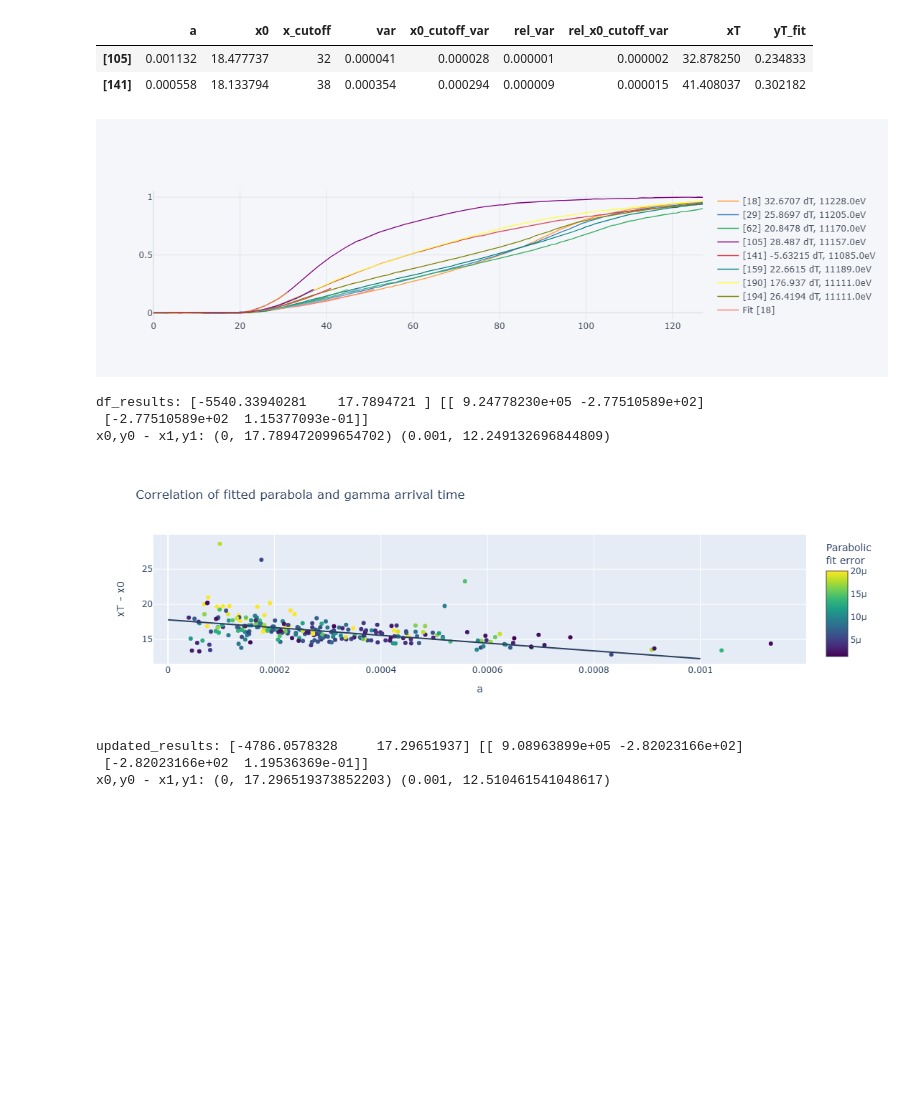
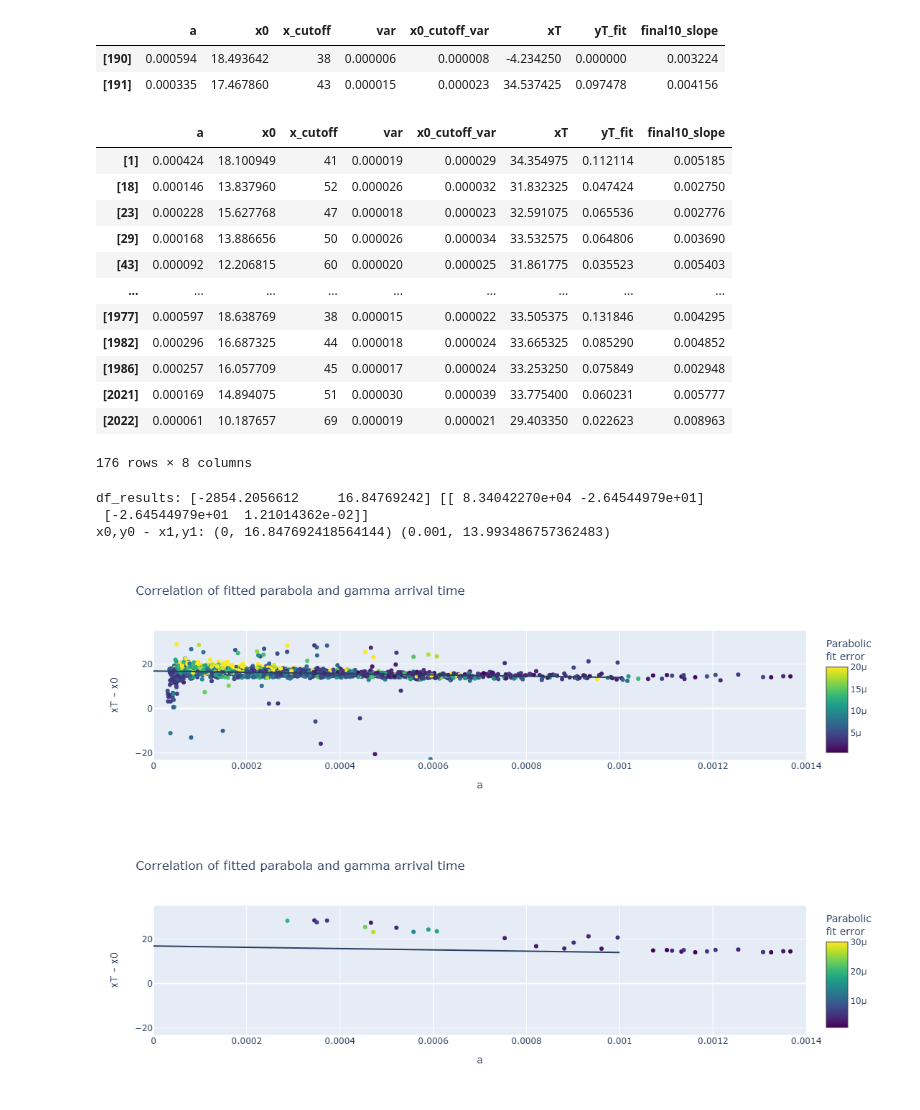
Before and after one commit to Th0masDam/GeTimeResImprovement, a Jupyter notebook: waveform_fitting.ipynb, the cells around one changed output. Drawn from its saved outputs; the diff is of its cells as text; code cells hidden in the pictures; blank space fills up the shorter version.

```diff
--- a/waveform_fitting.ipynb
+++ b/waveform_fitting.ipynb
@@ -145,6 +77,8 @@ colcontains = lambda df, contains: df[col_for_str(df, contains)]
 # t_0_shift = lambda B, v: 0.5 + math.log(0.5**(-v) - 1) / B
 
 df = get_waveforms(3,5, source_data=data0)
+for col in df.columns:
+    df[col+" slope"] = df[col].diff()
 #3
 df["Logfunc3"] = [logfunc_xy(t/127, 5.2, 0.00001, (60/127,0.512045)) for t in range(0,128)]
 # df["Logfunc3_0"] = [logfunc_xy(t/127, 5, 0.1, (60/127,0.512045)) for t in range(0,128)]
@@ -273,41 +215,52 @@ Elapsed for recalculating inaccurate ones (after compilation) = 0.15002960001584
 # %%
-from plotly import graph_objects as go
-
-low_acc_results = df_results[df_results["rel_x0_cutoff_var"] > 0.00003]
+low_acc_results = df_results[df_results["x0_cutoff_var"] > 0.00002]
 past_cutoff_results = df_results[df_results["x_cutoff"] < df_results["xT"]]
+parabola_results = df_results[df_results["final10_slope"] > 0.013]
 notable_results = pd.concat([low_acc_results, past_cutoff_results],axis=0)
 # Replace the low accuracy results with the new 'recalc_low_acc_results' values
-updated_results = pd.concat([df_results[df_results["rel_x0_cutoff_var"] <= 0.00002], recalc_low_acc_results],axis=0)
+updated_results = pd.concat([df_results[df_results["x0_cutoff_var"] <= 0.00002], recalc_low_acc_results],axis=0)
 
-# display(low_acc_results)
+display(df_results["[190]":"[191]"])
 # display(recal_low_acc_results)
-display(past_cutoff_results)
-df_new[[col for col in df_new.columns if sum([i in col for i in notable_results.index]+["[190]" in col]) >= 1]].iplot()
+display(low_acc_results)
+# display(parabola_results)
+# df_new[[col for col in df_new.columns if sum([i in col for i in notable_results.index]+["[190]" in col]) >= 1]].iplot()
+kwargs = {"yaxis_range":[-23,35], "xaxis_range":[0, .0014]}
 
-fig0 = corr_fig(df_results, ["[190]"], (None, 2e-5))
+fig0 = corr_fig(df_results, [], (None, 2e-5), **kwargs)
 popt0, pcov0 = curve_fit(lambda x, m, b: m*x + b, df_results["a"], df_results["xT"]-df_results["x0"], bounds=([-10000, 1], [10, 20]))
 print("df_results:", popt0, pcov0, "\nx0,y0 - x1,y1:", (0,popt0[1]), (0.001, popt0[0]/1000+popt0[1]))
 fig0.update_layout(shapes = [{'type': 'line', 'yref': 'y', 'xref': 'x', 'y0': popt0[1], 'y1': popt0[0]/1000+popt0[1], 'x0': 0, 'x1': 0.001}])
 fig0.show()
 
-# fig1 = corr_fig(low_acc_results)
-# fig1.add_trace(corr_trace(recalc_low_acc_results))
-# fig1.show()
+corr_fig(past_cutoff_results, **kwargs).update_layout(shapes = [{'type': 'line', 'yref': 'y', 'xref': 'x', 'y0': popt0[1], 'y1': popt0[0]/1000+popt0[1], 'x0': 0, 'x1': 0.001}]).show()
+corr_fig(parabola_results, **kwargs).update_layout(shapes = [{'type': 'line', 'yref': 'y', 'xref': 'x', 'y0': popt0[1], 'y1': popt0[0]/1000+popt0[1], 'x0': 0, 'x1': 0.001}]).show()
+corr_fig(low_acc_results, **kwargs).update_layout(shapes = [{'type': 'line', 'yref': 'y', 'xref': 'x', 'y0': popt0[1], 'y1': popt0[0]/1000+popt0[1], 'x0': 0, 'x1': 0.001}]).show()
 
-fig2 = corr_fig(updated_results, ["[190]"], (None, 2e-5))
-popt1, pcov1 = curve_fit(lambda x, m, b: m*x + b, updated_results["a"], updated_results["xT"]-updated_results["x0"], bounds=([-10000, 1], [10, 20]))
-print("updated_results:", popt1, pcov1, "\nx0,y0 - x1,y1:", (0,popt1[1]), (0.001, popt1[0]/1000+popt1[1]))
-fig2.update_layout(shapes = [{'type': 'line', 'yref': 'y', 'xref': 'x', 'y0': popt1[1], 'y1': popt1[0]/1000+popt1[1], 'x0': 0, 'x1': 0.001}])
-fig2.show() #  "line_dash":"dash"
+# fig2 = corr_fig(updated_results, [], (None, 2e-5), **kwargs)
+# popt1, pcov1 = curve_fit(lambda x, m, b: m*x + b, updated_results["a"], updated_results["xT"]-updated_results["x0"], bounds=([-10000, 1], [10, 20]))
+# print("updated_results:", popt1, pcov1, "\nx0,y0 - x1,y1:", (0,popt1[1]), (0.001, popt1[0]/1000+popt1[1]))
+# fig2.update_layout(shapes = [{'type': 'line', 'yref': 'y', 'xref': 'x', 'y0': popt1[1], 'y1': popt1[0]/1000+popt1[1], 'x0': 0, 'x1': 0.001}])
+# fig2.show() #  "line_dash":"dash"
 # %% [output]
-|  | a | x0 | x_cutoff | var | x0_cutoff_var | rel_var | rel_x0_cutoff_var | xT | yT_fit |
-| [105] | 0.001132 | 18.477737 | 32 | 0.000041 | 0.000028 | 0.000001 | 0.000002 | 32.878250 | 0.234833 |
-| [141] | 0.000558 | 18.133794 | 38 | 0.000354 | 0.000294 | 0.000009 | 0.000015 | 41.408037 | 0.302182 |
+|  | a | x0 | x_cutoff | var | x0_cutoff_var | xT | yT_fit | final10_slope |
+| [190] | 0.000594 | 18.493642 | 38 | 0.000006 | 0.000008 | -4.234250 | 0.000000 | 0.003224 |
+| [191] | 0.000335 | 17.467860 | 43 | 0.000015 | 0.000023 | 34.537425 | 0.097478 | 0.004156 |
+|  | a | x0 | x_cutoff | var | x0_cutoff_var | xT | yT_fit | final10_slope |
+| [1] | 0.000424 | 18.100949 | 41 | 0.000019 | 0.000029 | 34.354975 | 0.112114 | 0.005185 |
+| [18] | 0.000146 | 13.837960 | 52 | 0.000026 | 0.000032 | 31.832325 | 0.047424 | 0.002750 |
+| [23] | 0.000228 | 15.627768 | 47 | 0.000018 | 0.000023 | 32.591075 | 0.065536 | 0.002776 |
+| [29] | 0.000168 | 13.886656 | 50 | 0.000026 | 0.000034 | 33.532575 | 0.064806 | 0.003690 |
+| [43] | 0.000092 | 12.206815 | 60 | 0.000020 | 0.000025 | 31.861775 | 0.035523 | 0.005403 |
+| ... | ... | ... | ... | ... | ... | ... | ... | ... |
+| [1977] | 0.000597 | 18.638769 | 38 | 0.000015 | 0.000022 | 33.505375 | 0.131846 | 0.004295 |
+| [1982] | 0.000296 | 16.687325 | 44 | 0.000018 | 0.000024 | 33.665325 | 0.085290 | 0.004852 |
+| [1986] | 0.000257 | 16.057709 | 45 | 0.000017 | 0.000024 | 33.253250 | 0.075849 | 0.002948 |
+| [2021] | 0.000169 | 14.894075 | 51 | 0.000030 | 0.000039 | 33.775400 | 0.060231 | 0.005777 |
+| [2022] | 0.000061 | 10.187657 | 69 | 0.000019 | 0.000021 | 29.403350 | 0.022623 | 0.008963 |
+176 rows × 8 columns
+df_results: [-2854.2056612     16.84769242] [[ 8.34042270e+04 -2.64544979e+01]
+ [-2.64544979e+01  1.21014362e-02]]
+x0,y0 - x1,y1: (0, 16.847692418564144) (0.001, 13.993486757362483)
-[figure, old version]
+[figure, new version]
-df_results: [-5540.33940281    17.7894721 ] [[ 9.24778230e+05 -2.77510589e+02]
- [-2.77510589e+02  1.15377093e-01]]
-x0,y0 - x1,y1: (0, 17.789472099654702) (0.001, 12.249132696844809)
-[figure, old version]
+[figure, new version]
-updated_results: [-4786.0578328     17.29651937] [[ 9.08963899e+05 -2.82023166e+02]
- [-2.82023166e+02  1.19536369e-01]]
-x0,y0 - x1,y1: (0, 17.296519373852203) (0.001, 12.510461541048617)
```
Also changed, not shown: parts of 13 cells of this notebook, 7 other files.
